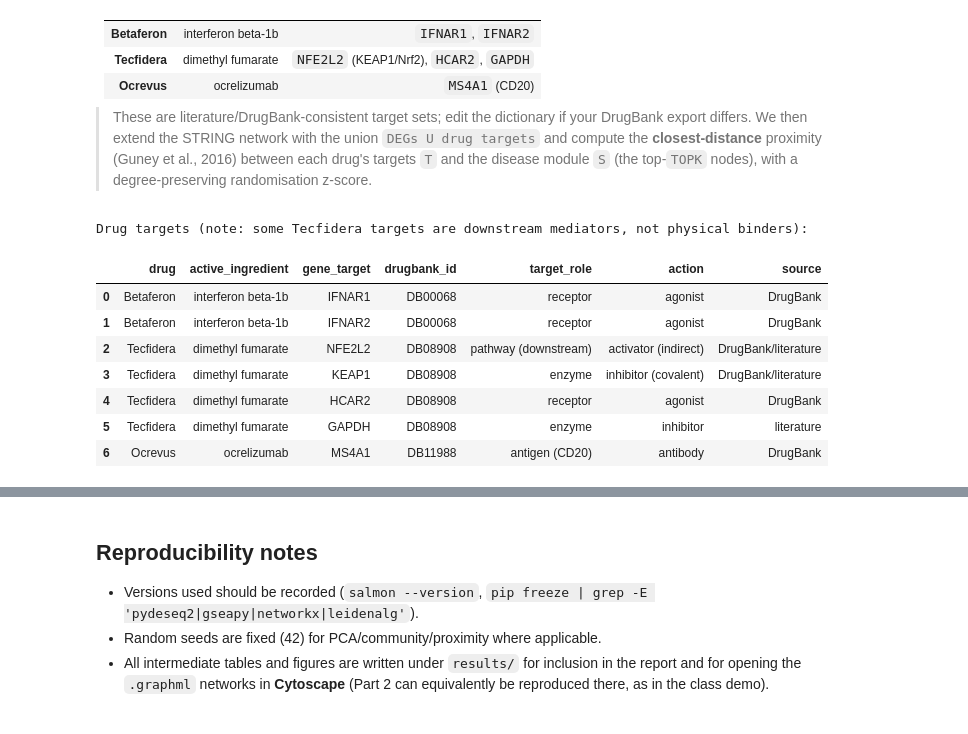
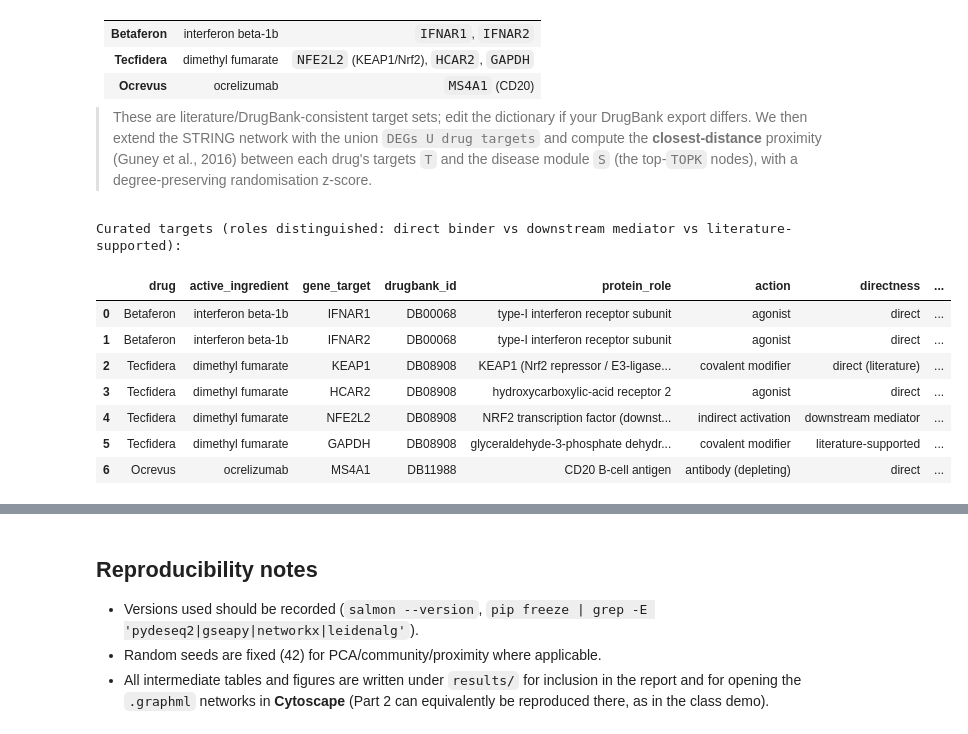
Before and after one commit to ilegul/ms-cd4, a Jupyter notebook: notebooks/BSB_CD4_MS_assignment.ipynb, the cells around one changed output, grey strips where cells are left out. Cells and saved outputs as stored; diff of their text form; code cells hidden in the pictures.

Commit message:
Drug proximity and metadata updates

```diff
--- a/notebooks/BSB_CD4_MS_assignment.ipynb
+++ b/notebooks/BSB_CD4_MS_assignment.ipynb
@@ -1789,29 +1778,31 @@ Three MS-approved drugs. Their protein targets (from **DrugBank**; verify/update
 
 > These are literature/DrugBank-consistent target sets; edit the dictionary if your DrugBank export differs. We then extend the STRING network with the union `DEGs U drug targets` and compute the **closest-distance** proximity (Guney et al., 2016) between each drug's targets `T` and the disease module `S` (the top-`TOPK` nodes), with a degree-preserving randomisation z-score.
 # %%
-# --- MS drug targets (DrugBank-documented; accessed 2026) ---
+# --- MS drug targets (DrugBank-documented; roles corrected) ---
 drug_target_info = pd.DataFrame([
-    ['Betaferon','interferon beta-1b','IFNAR1','DB00068','receptor','agonist','DrugBank'],
-    ['Betaferon','interferon beta-1b','IFNAR2','DB00068','receptor','agonist','DrugBank'],
-    ['Tecfidera','dimethyl fumarate','NFE2L2','DB08908','pathway (downstream)','activator (indirect)','DrugBank/literature'],
-    ['Tecfidera','dimethyl fumarate','KEAP1','DB08908','enzyme','inhibitor (covalent)','DrugBank/literature'],
-    ['Tecfidera','dimethyl fumarate','HCAR2','DB08908','receptor','agonist','DrugBank'],
-    ['Tecfidera','dimethyl fumarate','GAPDH','DB08908','enzyme','inhibitor','literature'],
-    ['Ocrevus','ocrelizumab','MS4A1','DB11988','antigen (CD20)','antibody','DrugBank'],
-], columns=['drug','active_ingredient','gene_target','drugbank_id','target_role','action','source'])
+    # drug, active_ingredient, gene, drugbank_id, protein_role, action, direct/indirect, evidence, accessed
+    ['Betaferon','interferon beta-1b','IFNAR1','DB00068','type-I interferon receptor subunit','agonist','direct','DrugBank','2026-07'],
+    ['Betaferon','interferon beta-1b','IFNAR2','DB00068','type-I interferon receptor subunit','agonist','direct','DrugBank','2026-07'],
+    ['Tecfidera','dimethyl fumarate','KEAP1','DB08908','KEAP1 (Nrf2 repressor / E3-ligase substrate adaptor, NOT an enzyme)','covalent modifier','direct (literature)','literature','2026-07'],
+    ['Tecfidera','dimethyl fumarate','HCAR2','DB08908','hydroxycarboxylic-acid receptor 2','agonist','direct','DrugBank','2026-07'],
+    ['Tecfidera','dimethyl fumarate','NFE2L2','DB08908','NRF2 transcription factor (downstream, activated indirectly via KEAP1)','indirect activation','downstream mediator','literature','2026-07'],
+    ['Tecfidera','dimethyl fumarate','GAPDH','DB08908','glyceraldehyde-3-phosphate dehydrogenase','covalent modifier','literature-supported','literature','2026-07'],
+    ['Ocrevus','ocrelizumab','MS4A1','DB11988','CD20 B-cell antigen','antibody (depleting)','direct','DrugBank','2026-07'],
+], columns=['drug','active_ingredient','gene_target','drugbank_id','protein_role','action','directness','evidence_source','accessed'])
 drug_target_info.to_csv(NET/'drug_targets_documented.csv', index=False)
+# for proximity we use the curated gene sets (KEAP1/HCAR2 direct; NFE2L2 downstream; GAPDH literature)
 drug_targets = {d: sorted(set(drug_target_info.loc[drug_target_info['drug']==d,'gene_target']))
                 for d in drug_target_info['drug'].unique()}
-print('Drug targets (note: some Tecfidera targets are downstream mediators, not physical binders):')
+print('Curated targets (roles distinguished: direct binder vs downstream mediator vs literature-supported):')
 drug_target_info
 # %% [output]
-Drug targets (note: some Tecfidera targets are downstream mediators, not physical binders):
+Curated targets (roles distinguished: direct binder vs downstream mediator vs literature-supported):
-|  | drug | active_ingredient | gene_target | drugbank_id | target_role | action | source |
-| 0 | Betaferon | interferon beta-1b | IFNAR1 | DB00068 | receptor | agonist | DrugBank |
-| 1 | Betaferon | interferon beta-1b | IFNAR2 | DB00068 | receptor | agonist | DrugBank |
-| 2 | Tecfidera | dimethyl fumarate | NFE2L2 | DB08908 | pathway (downstream) | activator (indirect) | DrugBank/literature |
-| 3 | Tecfidera | dimethyl fumarate | KEAP1 | DB08908 | enzyme | inhibitor (covalent) | DrugBank/literature |
-| 4 | Tecfidera | dimethyl fumarate | HCAR2 | DB08908 | receptor | agonist | DrugBank |
-| 5 | Tecfidera | dimethyl fumarate | GAPDH | DB08908 | enzyme | inhibitor | literature |
-| 6 | Ocrevus | ocrelizumab | MS4A1 | DB11988 | antigen (CD20) | antibody | DrugBank |
+|  | drug | active_ingredient | gene_target | drugbank_id | protein_role | action | directness | ... |
+| 0 | Betaferon | interferon beta-1b | IFNAR1 | DB00068 | type-I interferon receptor subunit | agonist | direct | ... |
+| 1 | Betaferon | interferon beta-1b | IFNAR2 | DB00068 | type-I interferon receptor subunit | agonist | direct | ... |
+| 2 | Tecfidera | dimethyl fumarate | KEAP1 | DB08908 | KEAP1 (Nrf2 repressor / E3-ligase... | covalent modifier | direct (literature) | ... |
+| 3 | Tecfidera | dimethyl fumarate | HCAR2 | DB08908 | hydroxycarboxylic-acid receptor 2 | agonist | direct | ... |
+| 4 | Tecfidera | dimethyl fumarate | NFE2L2 | DB08908 | NRF2 transcription factor (downst... | indirect activation | downstream mediator | ... |
+| 5 | Tecfidera | dimethyl fumarate | GAPDH | DB08908 | glyceraldehyde-3-phosphate dehydr... | covalent modifier | literature-supported | ... |
+| 6 | Ocrevus | ocrelizumab | MS4A1 | DB11988 | CD20 B-cell antigen | antibody (depleting) | direct | ... |
 # %%
```
Also changed, not shown: parts of 12 cells of this notebook, 21 other files.
